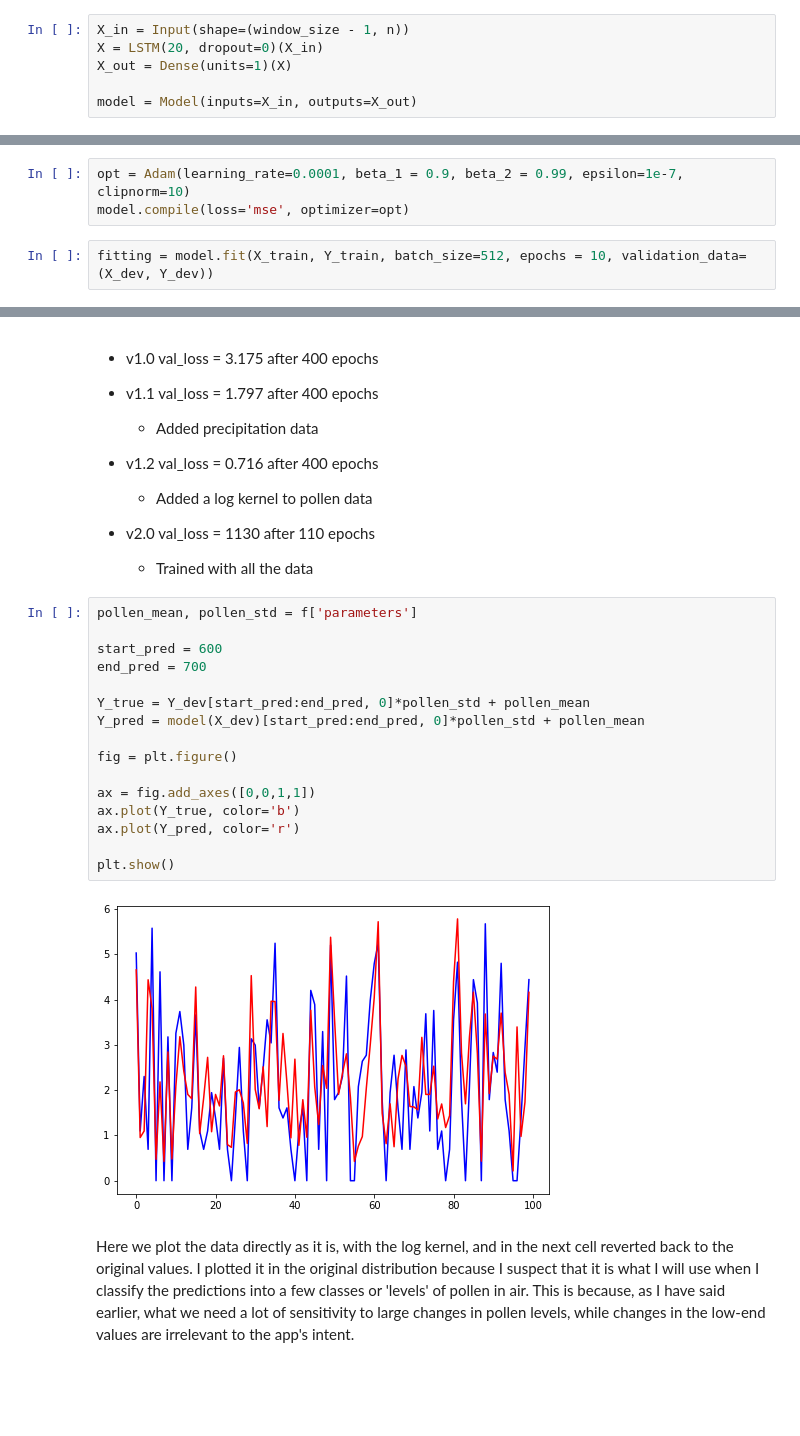
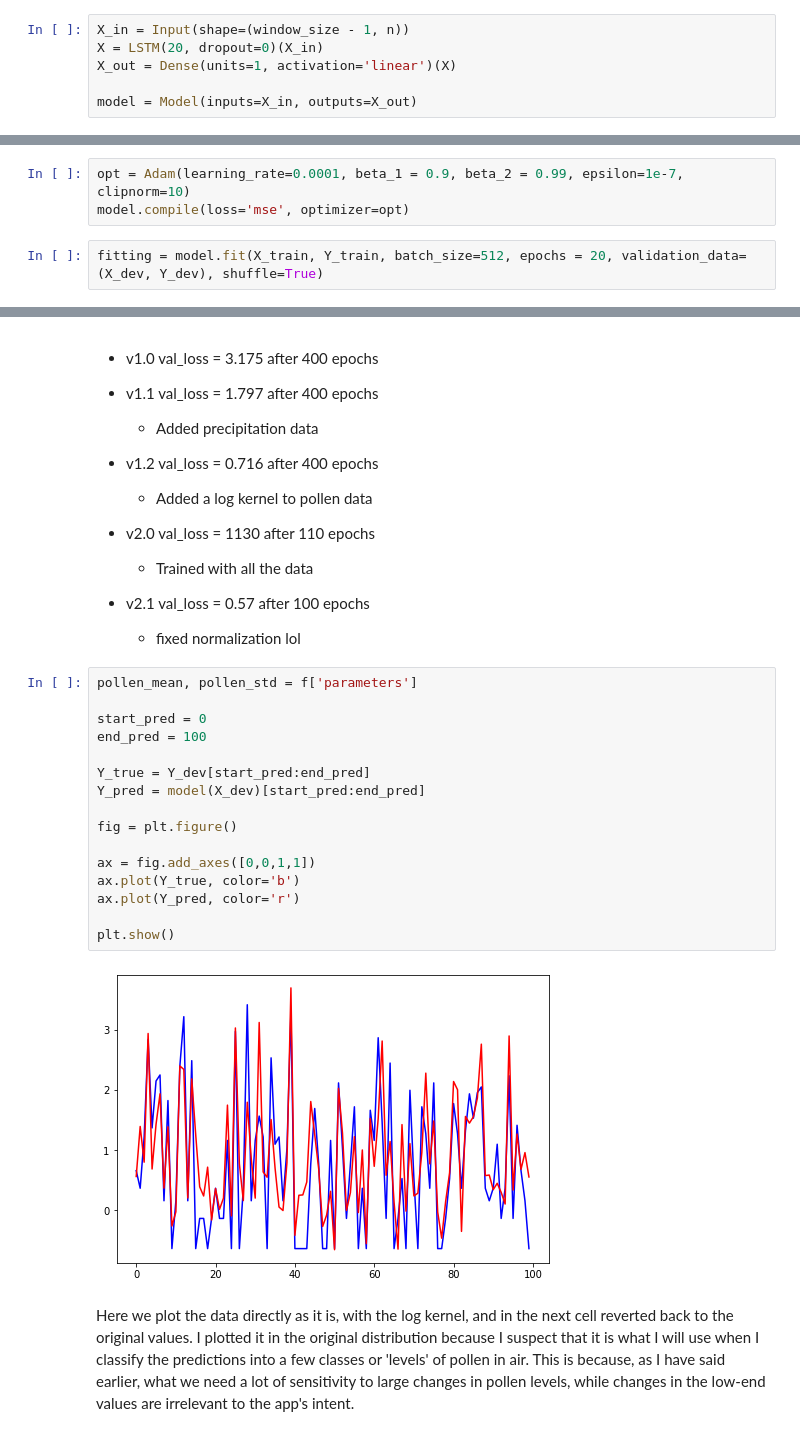
Before and after one commit to bolito2/pollen-forecast, a Jupyter notebook: forecast.ipynb, the cells around one changed output, grey strips where cells are left out. Drawn from its saved outputs; the diff is of its cells as text; blank space fills up the shorter version.

Commit message:
Fixed normalization lol

```diff
--- a/forecast.ipynb
+++ b/forecast.ipynb
@@ -39,7 +39,7 @@ Finally, we can start building our model!
 # %%
 X_in = Input(shape=(window_size - 1, n))
 X = LSTM(20, dropout=0)(X_in)
-X_out = Dense(units=1)(X)
+X_out = Dense(units=1, activation='linear')(X)
 
 model = Model(inputs=X_in, outputs=X_out)
 # %%
@@ -63,5 +63,5 @@ _________________________________________________________________
 opt = Adam(learning_rate=0.0001, beta_1 = 0.9, beta_2 = 0.99, epsilon=1e-7, clipnorm=10)
 model.compile(loss='mse', optimizer=opt)
 # %%
-fitting = model.fit(X_train, Y_train, batch_size=512, epochs = 10, validation_data=(X_dev, Y_dev))
+fitting = model.fit(X_train, Y_train, batch_size=512, epochs = 20, validation_data=(X_dev, Y_dev), shuffle=True)
 # %% [output]
@@ -100,24 +97,26 @@ plt.show()
 
 - v2.0 val_loss = 1130 after 110 epochs
     - Trained with all the data
+- v2.1 val_loss = 0.57 after 100 epochs
+    - fixed normalization lol
 # %%
 pollen_mean, pollen_std = f['parameters']
 
-start_pred = 600
-end_pred = 700
+start_pred = 0
+end_pred = 100
 
-Y_true = Y_dev[start_pred:end_pred, 0]*pollen_std + pollen_mean
-Y_pred = model(X_dev)[start_pred:end_pred, 0]*pollen_std + pollen_mean
+Y_true = Y_dev[start_pred:end_pred]
+Y_pred = model(X_dev)[start_pred:end_pred]
 
 fig = plt.figure()
 
 ax = fig.add_axes([0,0,1,1])
 ax.plot(Y_true, color='b')
 ax.plot(Y_pred, color='r')
 
 plt.show()
 # %% [output]
-[figure, old version]
+[figure, new version]
 # %% [markdown]
 Here we plot the data directly as it is, with the log kernel, and in the next cell reverted back to the original values. I plotted it in the original distribution because I suspect that it is what I will use when I classify the predictions into a few classes or 'levels' of pollen in air. This is because, as I have said earlier, what we need a lot of sensitivity to large changes in pollen levels, while changes in the low-end values are irrelevant to the app's intent.
 # %%
```
Also changed, not shown: parts of 4 cells of this notebook, 1 other file.
